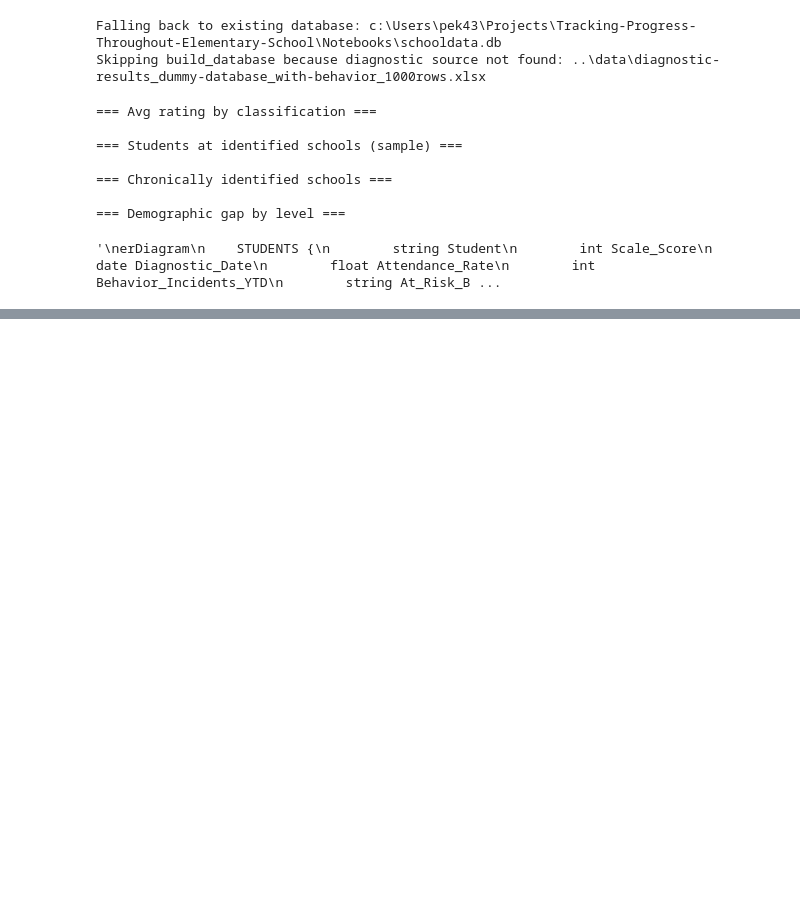
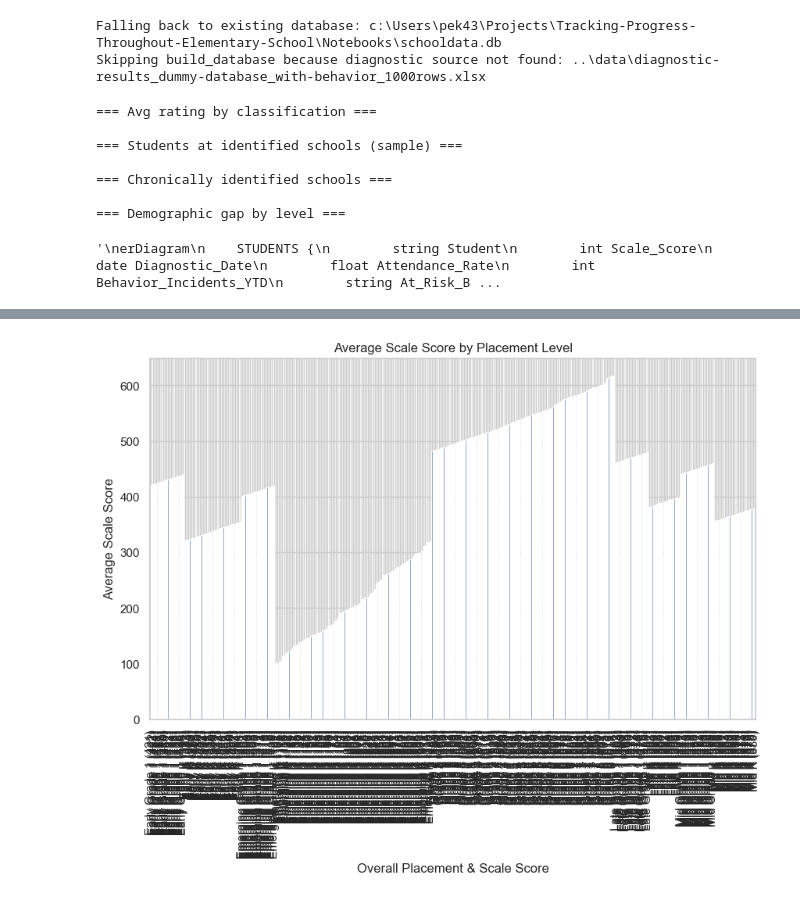
Before and after one commit to peklein1/Tracking-Progress-Throughout-Elementary-School, a Jupyter notebook: Notebooks/schooldata.ipynb, the cells around one changed output, grey strips where cells are left out. Cells and saved outputs as stored; diff of their text form; code cells hidden in the pictures; blank space fills up the shorter version.

```diff
--- a/Notebooks/schooldata.ipynb
+++ b/Notebooks/schooldata.ipynb
@@ -603,0 +1100,8 @@ sns.set_style("whitegrid")
+# %%
+plt.figure(figsize=(10,6))
+df_merged.groupby("Overall Placement & Scale Score")["Scale Score"].mean().plot(kind="bar")
+plt.title("Average Scale Score by Placement Level")
+plt.ylabel("Average Scale Score")
+plt.show()
+# %% [output]
+[figure, added]
```
Also changed, not shown: parts of 13 cells of this notebook, 2 other files.
